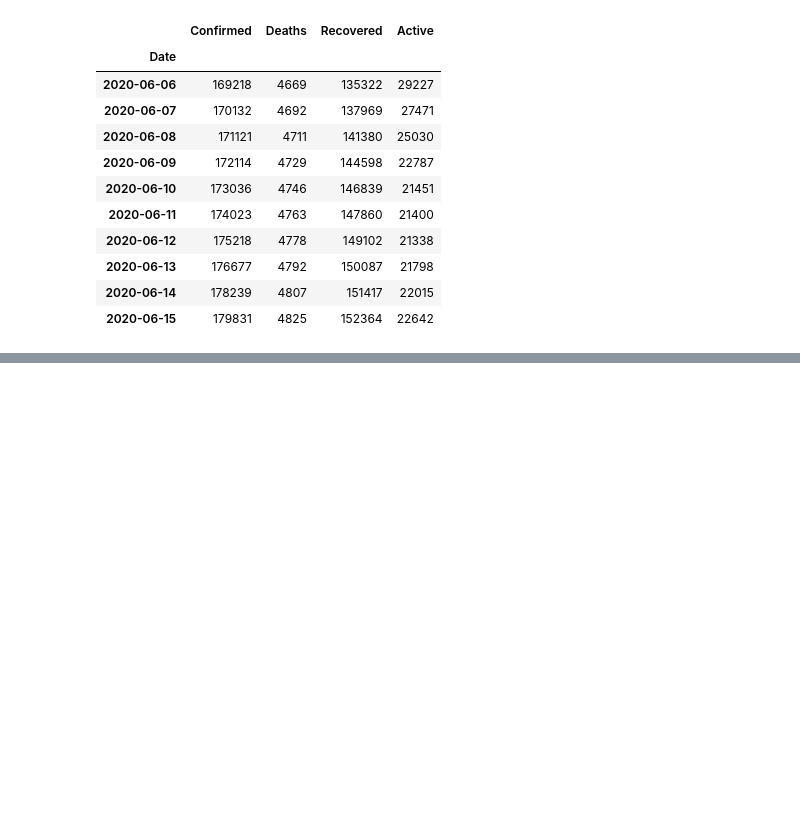
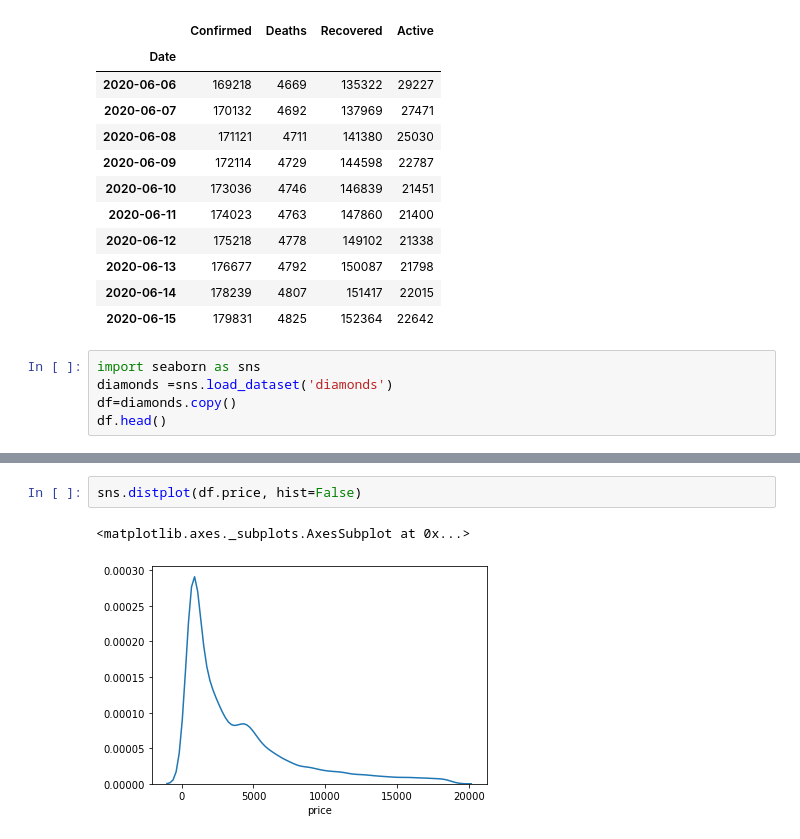
Before and after one commit to tubademir23/ML_Python101, a Jupyter notebook: istihza/istihza.ipynb, the cells around one changed output, grey strips where cells are left out. Cells and saved outputs as stored; diff of their text form; blank space fills up the shorter version.

```diff
--- a/istihza/istihza.ipynb
+++ b/istihza/istihza.ipynb
@@ -194,3 +194,8 @@ df.tail(10)
 | 2020-06-13 | 176677 | 4792 | 150087 | 21798 |
 | 2020-06-14 | 178239 | 4807 | 151417 | 22015 |
 | 2020-06-15 | 179831 | 4825 | 152364 | 22642 |
+# %%
+import seaborn as sns
+diamonds =sns.load_dataset('diamonds')
+df=diamonds.copy()
+df.head()
@@ -196,0 +209,5 @@ df.tail(10)
+# %%
+sns.distplot(df.price, hist=False)
+# %% [output]
+<matplotlib.axes._subplots.AxesSubplot at 0x...>
+[figure, added]
```
Also changed, not shown: parts of 40 cells of this notebook, 9 other files.
